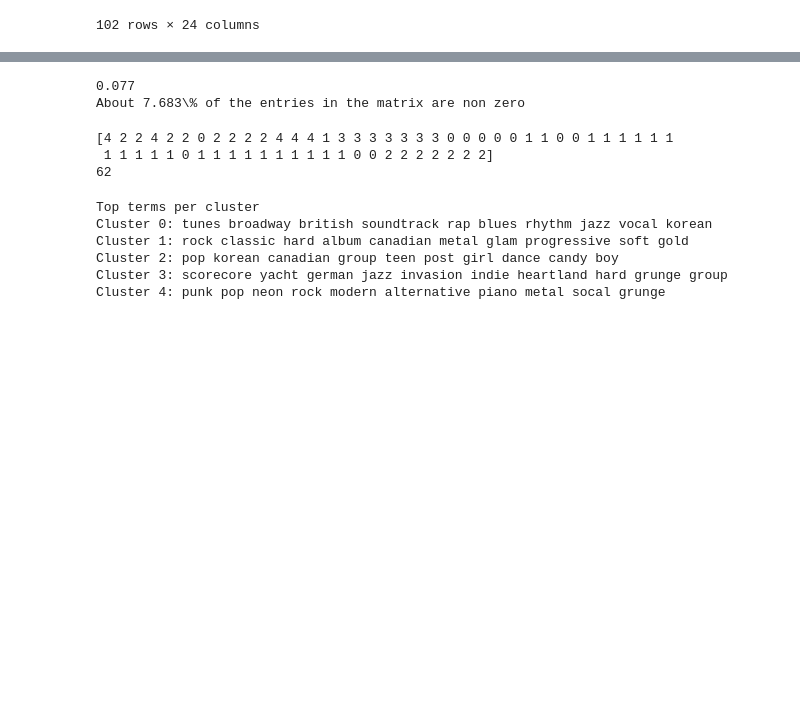
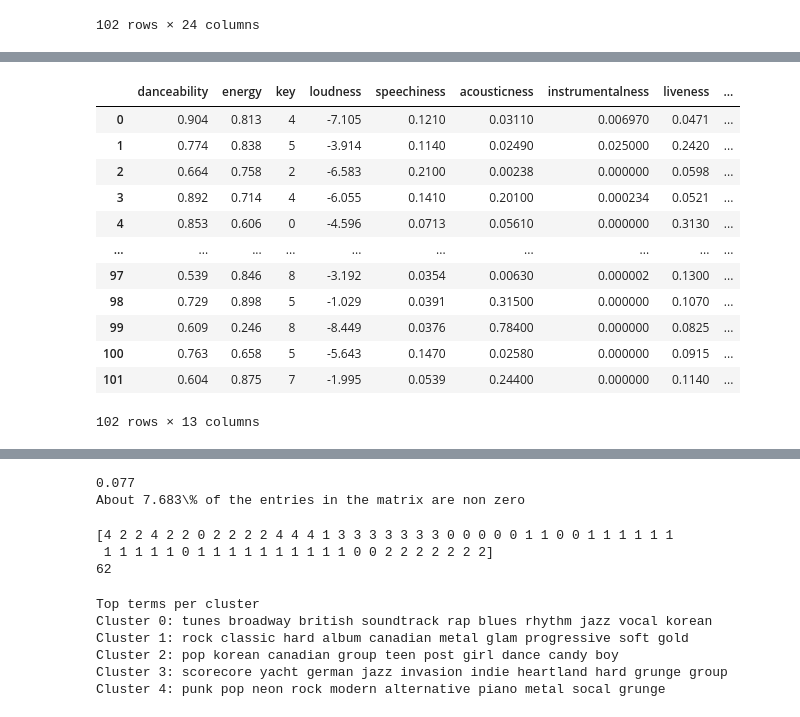
Before and after one commit to Ernek/song_recommender, a Jupyter notebook: k_means_clustering.ipynb, the cells around one changed output, grey strips where cells are left out. Drawn from its saved outputs; the diff is of its cells as text; code cells hidden in the pictures; blank space fills up the shorter version.

```diff
--- a/k_means_clustering.ipynb
+++ b/k_means_clustering.ipynb
@@ -368,0 +434,21 @@ from sklearn.feature_extraction.text import TfidfVectorizer
+# %%
+song_features = ['danceability', 'energy', 'key', 'loudness',
+       'speechiness', 'acousticness', 'instrumentalness', 'liveness',
+       'valence', 'tempo', 'song_popularity', 'artist_popularity', 'album_popularity']
+df_song_features = check_df[song_features]
+# %%
+df_song_features
+# %% [output]
+|  | danceability | energy | key | loudness | speechiness | acousticness | instrumentalness | liveness | ... |
+| 0 | 0.904 | 0.813 | 4 | -7.105 | 0.1210 | 0.03110 | 0.006970 | 0.0471 | ... |
+| 1 | 0.774 | 0.838 | 5 | -3.914 | 0.1140 | 0.02490 | 0.025000 | 0.2420 | ... |
+| 2 | 0.664 | 0.758 | 2 | -6.583 | 0.2100 | 0.00238 | 0.000000 | 0.0598 | ... |
+| 3 | 0.892 | 0.714 | 4 | -6.055 | 0.1410 | 0.20100 | 0.000234 | 0.0521 | ... |
+| 4 | 0.853 | 0.606 | 0 | -4.596 | 0.0713 | 0.05610 | 0.000000 | 0.3130 | ... |
+| ... | ... | ... | ... | ... | ... | ... | ... | ... | ... |
+| 97 | 0.539 | 0.846 | 8 | -3.192 | 0.0354 | 0.00630 | 0.000002 | 0.1300 | ... |
+| 98 | 0.729 | 0.898 | 5 | -1.029 | 0.0391 | 0.31500 | 0.000000 | 0.1070 | ... |
+| 99 | 0.609 | 0.246 | 8 | -8.449 | 0.0376 | 0.78400 | 0.000000 | 0.0825 | ... |
+| 100 | 0.763 | 0.658 | 5 | -5.643 | 0.1470 | 0.02580 | 0.000000 | 0.0915 | ... |
+| 101 | 0.604 | 0.875 | 7 | -1.995 | 0.0539 | 0.24400 | 0.000000 | 0.1140 | ... |
+102 rows × 13 columns
```
Also changed, not shown: parts of 15 cells of this notebook, 3 other files.
